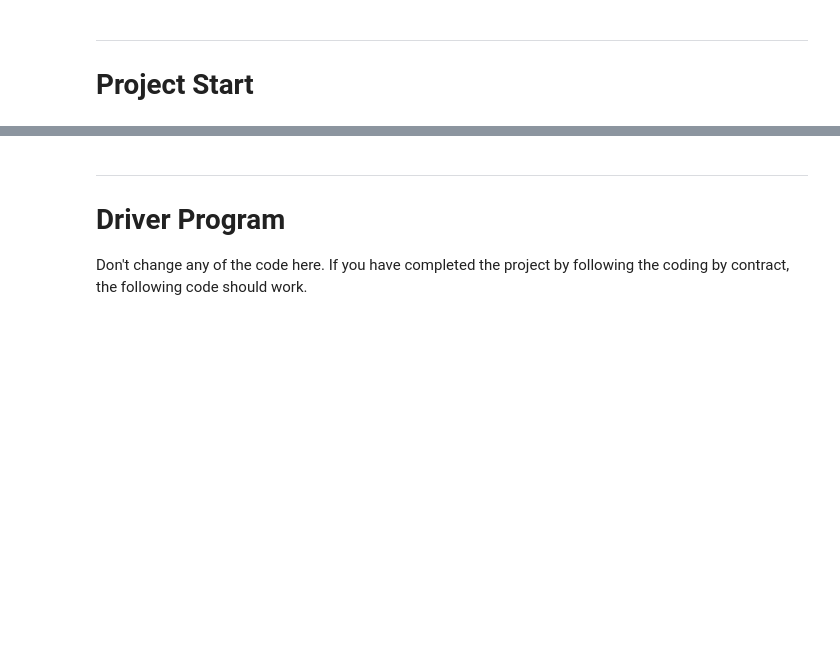
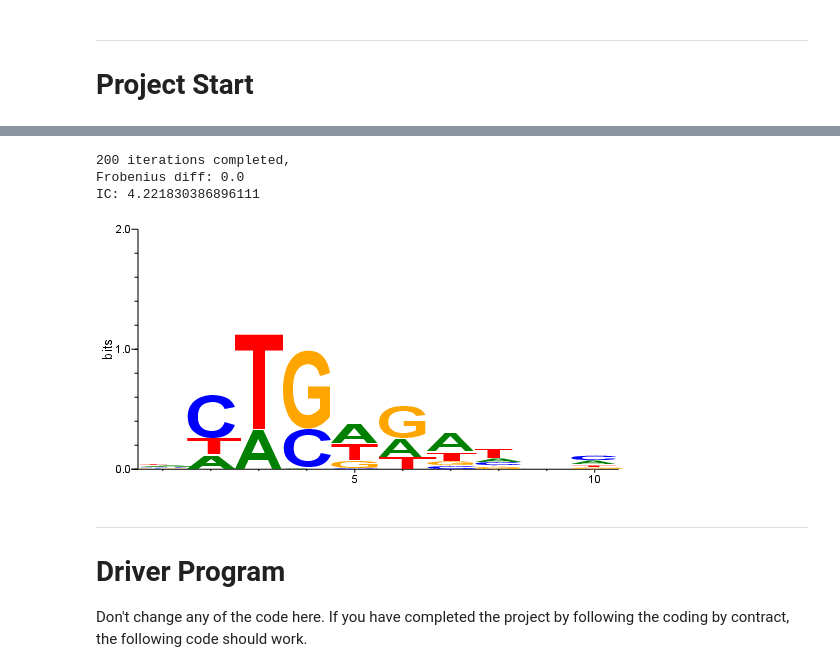
Before and after one commit to jershhaa10/BINF6250_GIBBS_SAMPLING, a Jupyter notebook: project03/project03_tera/project03.ipynb, the cells around one changed output, grey strips where cells are left out. Drawn from its saved outputs; the diff is of its cells as text; code cells hidden in the pictures; blank space fills up the shorter version.

```diff
--- a/project03/project03_tera/project03.ipynb
+++ b/project03/project03_tera/project03.ipynb
@@ -230,3 +263,16 @@ sl.seqlogo(sl.CompletePm(pfm = testpfm.T))
+# %%
+subsample_pfm = GibbsMotifFinder(seqs=subsample_seqs_fr, k=10, seed=42)
+# %% [output]
+200 iterations completed,
+Frobenius diff: 0.0
+IC: 4.221830386896111
+# %%
+sl.seqlogo(sl.CompletePm(pfm = subsample_pfm.T))
+#print(subsample_pfm)
+#ic_scores = pfm_ic(subsample_pfm)
+#print(ic_scores)
+# %% [output]
+[figure, added]
 # %% [markdown]
 ---
 # Driver Program
```
Also changed, not shown: parts of 6 cells of this notebook, 3 other files.
